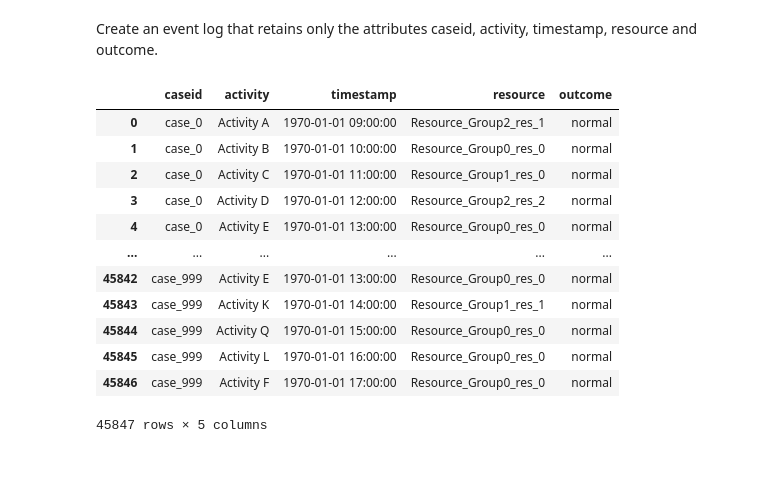
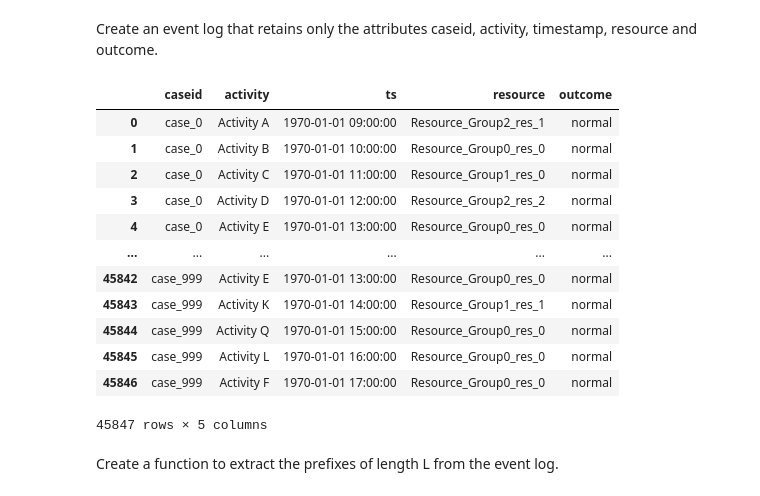
Before and after one commit to TheFalco/Project_BPM, a Jupyter notebook: Exercise 2/Small.ipynb, the cells around one changed output. Cells and saved outputs as stored; diff of their text form; code cells hidden in the pictures; blank space fills up the shorter version.

```diff
--- a/Exercise 2/Small.ipynb
+++ b/Exercise 2/Small.ipynb
@@ -26,11 +28,11 @@ df
 # %% [markdown]
 Create an event log that retains only the attributes caseid, activity, timestamp, resource and outcome.
 # %%
-df = df.rename(columns={"Case":"caseid", "Activity":"activity", "Timestamp":"timestamp", "Resource":"resource", "resource_anomaly_type":"outcome"})
-df_2 = df[["caseid", "activity", "timestamp", "resource", "outcome"]].copy()
+df = df.rename(columns={"Case":"caseid", "Activity":"activity", "Timestamp":"ts", "Resource":"resource", "resource_anomaly_type":"outcome"})
+df_2 = df[["caseid", "activity", "ts", "resource", "outcome"]].copy()
 df_2
 # %% [output]
-|  | caseid | activity | timestamp | resource | outcome |
+|  | caseid | activity | ts | resource | outcome |
 | 0 | case_0 | Activity A | 1970-01-01 09:00:00 | Resource_Group2_res_1 | normal |
 | 1 | case_0 | Activity B | 1970-01-01 10:00:00 | Resource_Group0_res_0 | normal |
 | 2 | case_0 | Activity C | 1970-01-01 11:00:00 | Resource_Group1_res_0 | normal |
@@ -43,3 +45,5 @@ df_2
 | 45845 | case_999 | Activity L | 1970-01-01 16:00:00 | Resource_Group0_res_0 | normal |
 | 45846 | case_999 | Activity F | 1970-01-01 17:00:00 | Resource_Group0_res_0 | normal |
 45847 rows × 5 columns
+# %% [markdown]
+ Create a function to extract the prefixes of length L from the event log.
```
Also changed, not shown: parts of 10 cells of this notebook, 1 other file.
